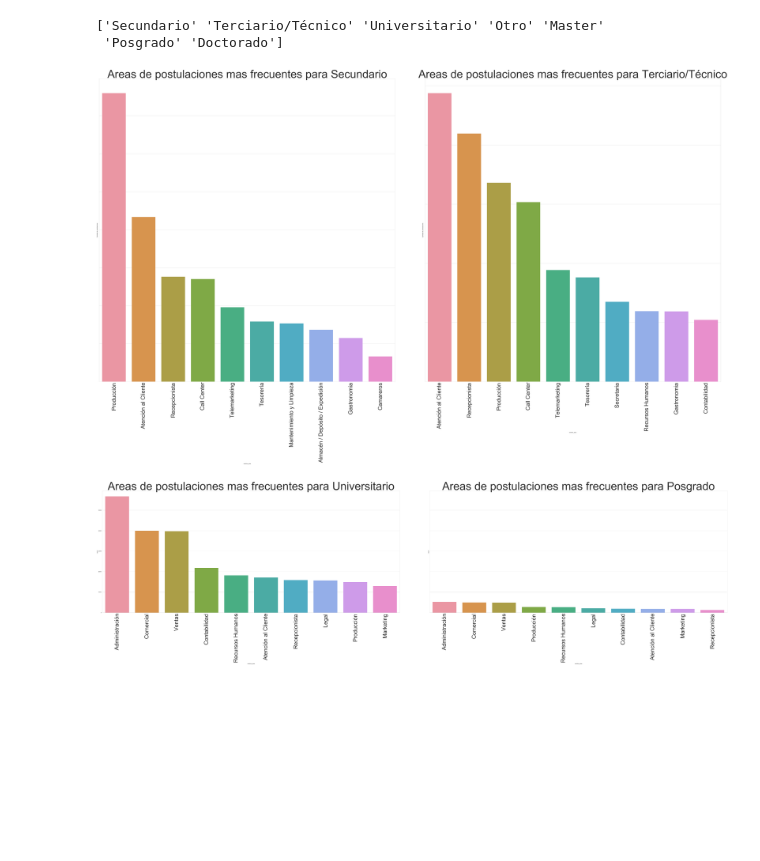
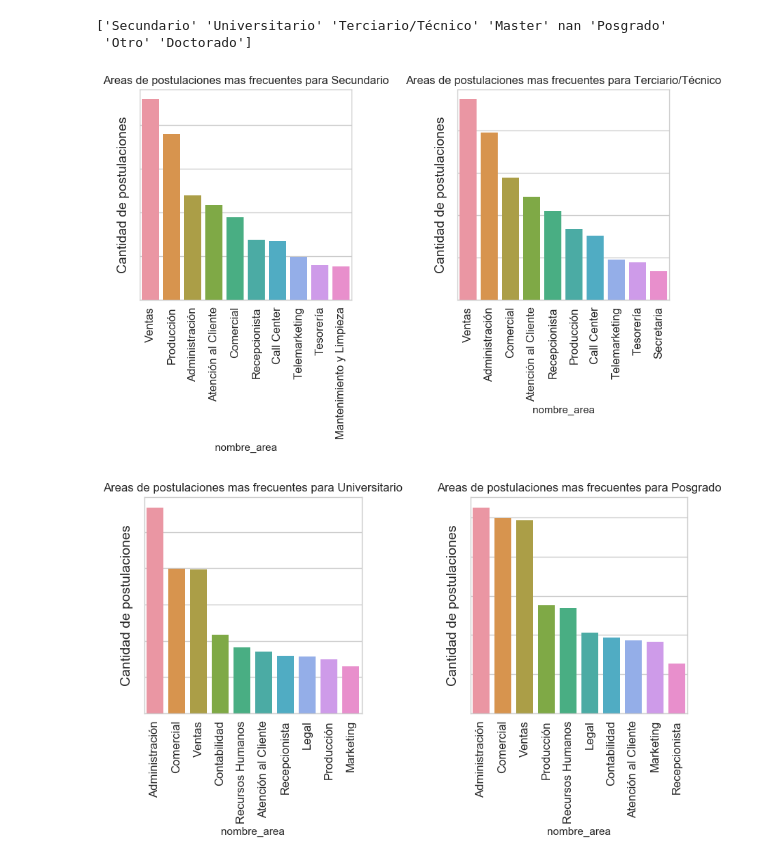
Before and after one commit to urielkelman/abracadata, a Jupyter notebook: Educacion.ipynb, the cells around one changed output. Drawn from its saved outputs; the diff is of its cells as text; code cells hidden in the pictures; blank space fills up the shorter version.

```diff
--- a/Educacion.ipynb
+++ b/Educacion.ipynb
@@ -11,6 +11,8 @@ plt.style.use('default') # haciendo los graficos un poco mas bonitos en matplotl
 #plt.rcParams['figure.figsize'] = (20, 10)
 plt.rc('figure',dpi=100);
 sns.set(style="whitegrid") # seteando tipo de grid en seaborn
+# %%
+plt.rc('figure',dpi=100);
 # %%
 #cargo los datos de la educacion de los postulantes
 nivelEd = pd.read_csv("../Data/datos_navent_fiuba/fiuba_1_postulantes_educacion.csv")
@@ -181,27 +183,27 @@ def graficarAreassPorNivelEd(nivel,axis):
     #imprime las 10 areas mas frecuentes segun el nivel recibido por parametro
     postulacionesNivel = postulaciones[postulaciones["nivelEd"] == nivel]
     g = sns.countplot(x= "nombre_area",data = postulacionesNivel, order = postulacionesNivel.nombre_area.value_counts().head(10).index , orient='v', ax = ax[axis])
-    g.set_xticklabels(g.get_xticklabels(), rotation = 90, fontsize = 50)
-    g.set_title("Areas de postulaciones mas frecuentes para " + nivel, fontsize = 100)
-    g.set_ylabel("Cantidad de postulaciones")
-    g.set_yticklabels(g.get_yticklabels(), fontsize = 500)
+    g.set_xticklabels(g.get_xticklabels(), rotation = 90, fontsize = 12)
+    g.set_title("Areas de postulaciones mas frecuentes para " + nivel, fontsize = 12)
+    g.set_ylabel("Cantidad de postulaciones", fontsize = 14)
+    g.set_yticklabels(g.get_yticklabels(), fontsize = 12)
 # %% [output]
-['Secundario' 'Terciario/Técnico' 'Universitario' 'Otro' 'Master'
- 'Posgrado' 'Doctorado']
+['Secundario' 'Universitario' 'Terciario/Técnico' 'Master' nan 'Posgrado'
+ 'Otro' 'Doctorado']
 # %%
-fig, ax = plt.subplots(1,2,figsize = (100,50))
-fig.subplots_adjust(wspace =0.1)
+fig, ax = plt.subplots(1,2,figsize = (10,4))
+fig.subplots_adjust(wspace =0.5)
 
 
 graficarAreassPorNivelEd("Secundario",0)
 graficarAreassPorNivelEd("Terciario/Técnico",1)
 # %% [output]
-[figure, old version]
+[figure, new version]
 # %%
-fig, ax = plt.subplots(1,2,sharey = 'all' ,figsize = (100,20))
-fig.subplots_adjust(wspace =0.1)
+fig, ax = plt.subplots(1,2,figsize = (10,4))
+fig.subplots_adjust(wspace =0.5)
 graficarAreassPorNivelEd("Universitario",0)
 graficarAreassPorNivelEd("Posgrado",1)
 # %% [output]
-[figure, old version]
+[figure, new version]
 # %%
```
Also changed, not shown: parts of 14 cells of this notebook, 6 other files.
